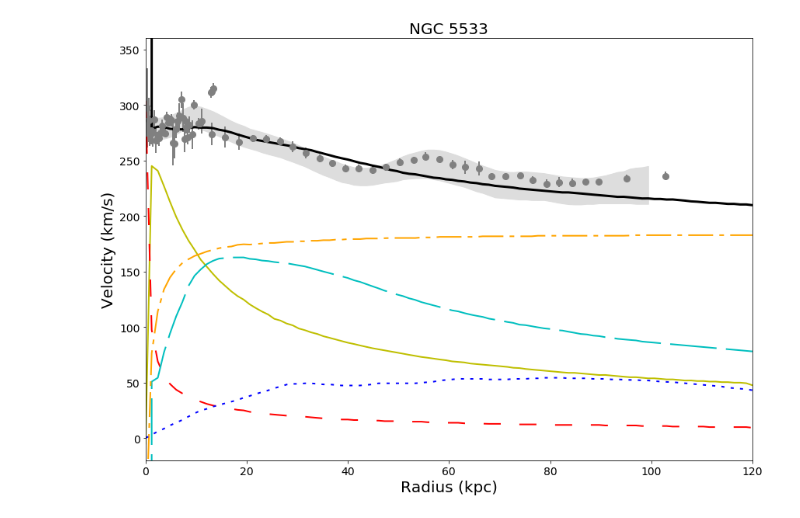
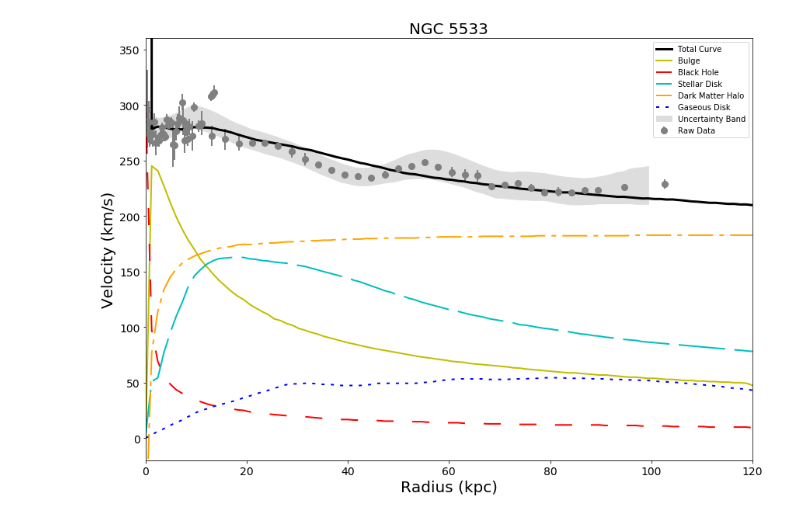
Before and after one commit to villano-lab/grav_project, a Jupyter notebook: fitting/Static_Notebooks/NGC5533_Noordermeer_plot-tweaked.ipynb, the cells around one changed output. Saved outputs shown, nothing was run; the diff lists cells and outputs as text; code cells hidden in the pictures.

Commit message:
[JB] fixed datapoints to match Noordermeer's plot

```diff
--- a/fitting/Static_Notebooks/NGC5533_Noordermeer_plot-tweaked.ipynb
+++ b/fitting/Static_Notebooks/NGC5533_Noordermeer_plot-tweaked.ipynb
@@ -20,7 +20,7 @@ data_greyb_top = dp.getXYdata('../data/final/nord-120kpc-topband.txt')
 # %%
 # Measured data points
 #data = dp.getXYdata_wXYerr('../data/NGC5533-rot-data_fmt.txt')
-data = dp.getXYdata_wXYerr('../data/100kpc_data.txt')
+data = dp.getXYdata_wXYerr('../data/final/nord-120kpc-datapoints.txt')
 r_dat = np.asarray(data['xx'])
 v_dat = np.asarray(data['yy'])
 v_err0 = np.asarray(data['ex'])
@@ -125,32 +125,32 @@ f_addedtotal_v = np.vectorize(f_addedtotal)
 fig = plt.figure(figsize=(14.0,10.0))
 ax = plt.axes()
 
 
 plt.errorbar(r_dat,v_dat,yerr=[v_err0,v_err1], marker='o', markersize=8,
              ecolor='gray',color='gray', linestyle='none', label='Raw Data', linewidth=2)
 
 plt.fill_between(arr,greyb_bottom(arr),greyb_top(arr),color='#dddddd', label='Uncertainty Band')
 
 plt.plot(rval, f_v_total(rval), color='k', linewidth=3,label='Total Curve')
 plt.plot(rval, f_v_bulge(rval), color='y', linewidth=2, label='Bulge')
 plt.plot(rval, f_v_bh(rval), color='r', linewidth=2,dashes=[11, 12],label='Black Hole')
 plt.plot(rval, f_v_disk(rval), color='c', linewidth=2,dashes=[30, 6],label='Stellar Disk')
 plt.plot(rval, f_v_halo(rval), color='orange', linewidth=2,dashes=[16, 4,3,4],label='Dark Matter Halo')
 plt.plot(rval, f_v_gas(rval), color='blue', linewidth=2,dashes=[2, 4],label='Gaseous Disk')
 #plt.plot(rval, f_addedtotal_v(rval), color='k', linewidth=3, linestyle='solid', label='added total')
 
 ax.set_ylim(-20,360)
 ax.set_xlim(0,xmax)
 ax.set_title('NGC 5533', fontsize=20)
 ax.set_xlabel('Radius (kpc)', fontsize=20)
 ax.set_ylabel('Velocity (km/s)', fontsize=20)
 ax.xaxis.set_tick_params(labelsize=14)
 ax.yaxis.set_tick_params(labelsize=14);
 
-#plt.legend(loc='best',prop={'size': 14})
+plt.legend(loc='best',prop={'size': 10})
 #plt.tight_layout()
 #plt.savefig('Noordermeer_plot.eps')
 #plt.show()
 plt.savefig('../Reproducibility_Paper_Figures/full_comparison.png')
 # %% [output]
-[figure, old version]
+[figure, new version]
```
